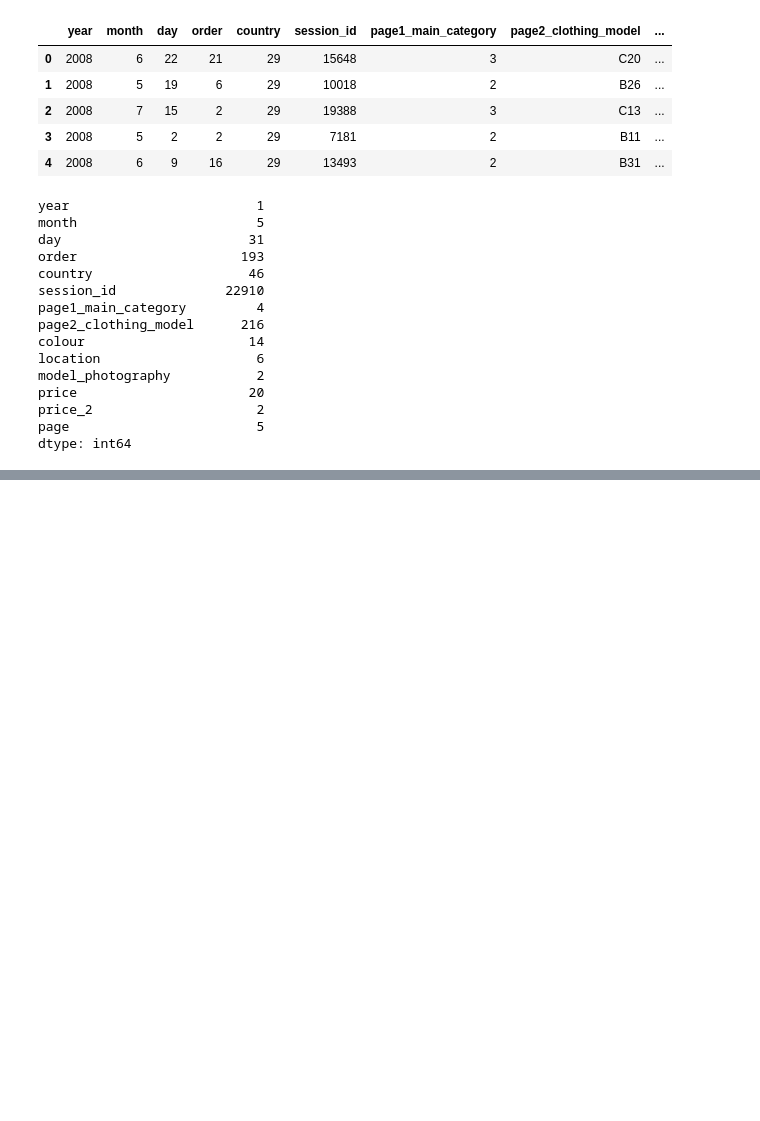
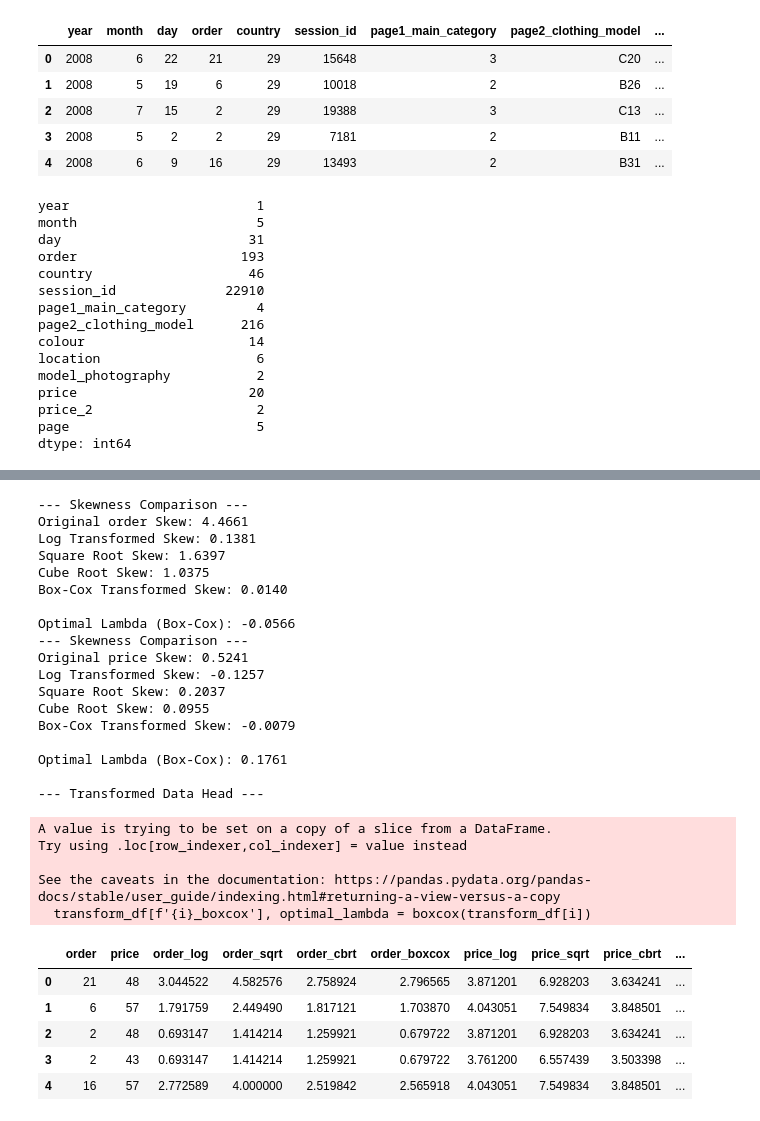
Before and after one commit to Aravind-M2/E-Commerce-Customer-conversion, a Jupyter notebook: data exploration.ipynb, the cells around one changed output, grey strips where cells are left out. Saved outputs shown, nothing was run; the diff lists cells and outputs as text; code cells hidden in the pictures; blank space fills up the shorter version.

```diff
--- a/data exploration.ipynb
+++ b/data exploration.ipynb
@@ -103,0 +304,35 @@ See the caveats in the documentation: https://pandas.pydata.org/pandas-docs/stab
+# %%
+import numpy as np
+from scipy.stats import boxcox, skew
+
+# --- 2. Perform Transformations ---
+transform_df = data[['order','price']]
+
+for i in cont_col:
+    # 1. Log Transformation (np.log) - Most aggressive
+    transform_df[f'{i}_log'] = np.log(transform_df[i])
+
+    # 2. Square Root Transformation (np.sqrt) - Milder
+    transform_df[f'{i}_sqrt'] = np.sqrt(transform_df[i])
+
+    # 3. Cube Root Transformation (np.cbrt or power 1/3) - Milder than Log
+    transform_df[f'{i}_cbrt'] = np.cbrt(transform_df[i])
+
+    # 4. Box-Cox Transformation - Finds the optimal power (lambda)
+    # Note: boxcox() returns two things: the transformed data and the optimal lambda.
+    transform_df[f'{i}_boxcox'], optimal_lambda = boxcox(transform_df[i])
+
+
+# --- 3. Display Results (New Columns and Skewness) ---
+
+    print("--- Skewness Comparison ---")
+    print(f"Original {i} Skew: {skew(transform_df[i].values):.4f}")
+    print(f"Log Transformed Skew: {skew(transform_df[f'{i}_log'].values):.4f}")
+    print(f"Square Root Skew: {skew(transform_df[f'{i}_sqrt'].values):.4f}")
+    print(f"Cube Root Skew: {skew(transform_df[f'{i}_cbrt'].values):.4f}")
+    print(f"Box-Cox Transformed Skew: {skew(transform_df[f'{i}_boxcox'].values):.4f}")
+    print(f"\nOptimal Lambda (Box-Cox): {optimal_lambda:.4f}")
+
+print("\n--- Transformed Data Head ---")
+transform_df.head()
+# %% [output]
@@ -103,0 +356,29 @@ See the caveats in the documentation: https://pandas.pydata.org/pandas-docs/stab
+--- Skewness Comparison ---
+Original order Skew: 4.4661
+Log Transformed Skew: 0.1381
+Square Root Skew: 1.6397
+Cube Root Skew: 1.0375
+Box-Cox Transformed Skew: 0.0140
+
+Optimal Lambda (Box-Cox): -0.0566
+--- Skewness Comparison ---
+Original price Skew: 0.5241
+Log Transformed Skew: -0.1257
+Square Root Skew: 0.2037
+Cube Root Skew: 0.0955
+Box-Cox Transformed Skew: -0.0079
+
+Optimal Lambda (Box-Cox): 0.1761
+
+--- Transformed Data Head ---
+A value is trying to be set on a copy of a slice from a DataFrame.
+Try using .loc[row_indexer,col_indexer] = value instead
+
+See the caveats in the documentation: https://pandas.pydata.org/pandas-docs/stable/user_guide/indexing.html#returning-a-view-versus-a-copy
+  transform_df[f'{i}_boxcox'], optimal_lambda = boxcox(transform_df[i])
+|  | order | price | order_log | order_sqrt | order_cbrt | order_boxcox | price_log | price_sqrt | price_cbrt | ... |
+| 0 | 21 | 48 | 3.044522 | 4.582576 | 2.758924 | 2.796565 | 3.871201 | 6.928203 | 3.634241 | ... |
+| 1 | 6 | 57 | 1.791759 | 2.449490 | 1.817121 | 1.703870 | 4.043051 | 7.549834 | 3.848501 | ... |
+| 2 | 2 | 48 | 0.693147 | 1.414214 | 1.259921 | 0.679722 | 3.871201 | 6.928203 | 3.634241 | ... |
+| 3 | 2 | 43 | 0.693147 | 1.414214 | 1.259921 | 0.679722 | 3.761200 | 6.557439 | 3.503398 | ... |
+| 4 | 16 | 57 | 2.772589 | 4.000000 | 2.519842 | 2.565918 | 4.043051 | 7.549834 | 3.848501 | ... |
```
Also changed, not shown: parts of 26 cells of this notebook.
